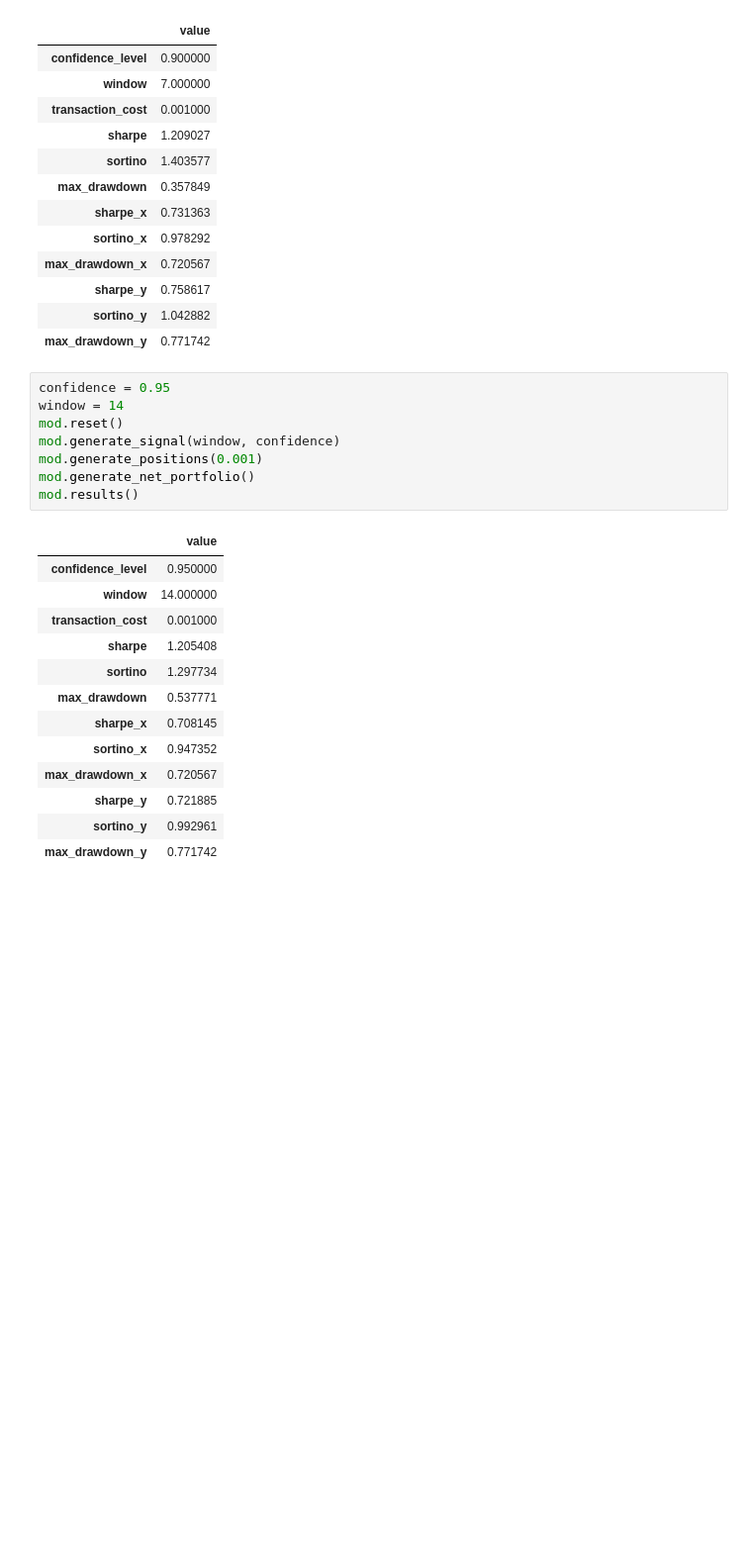
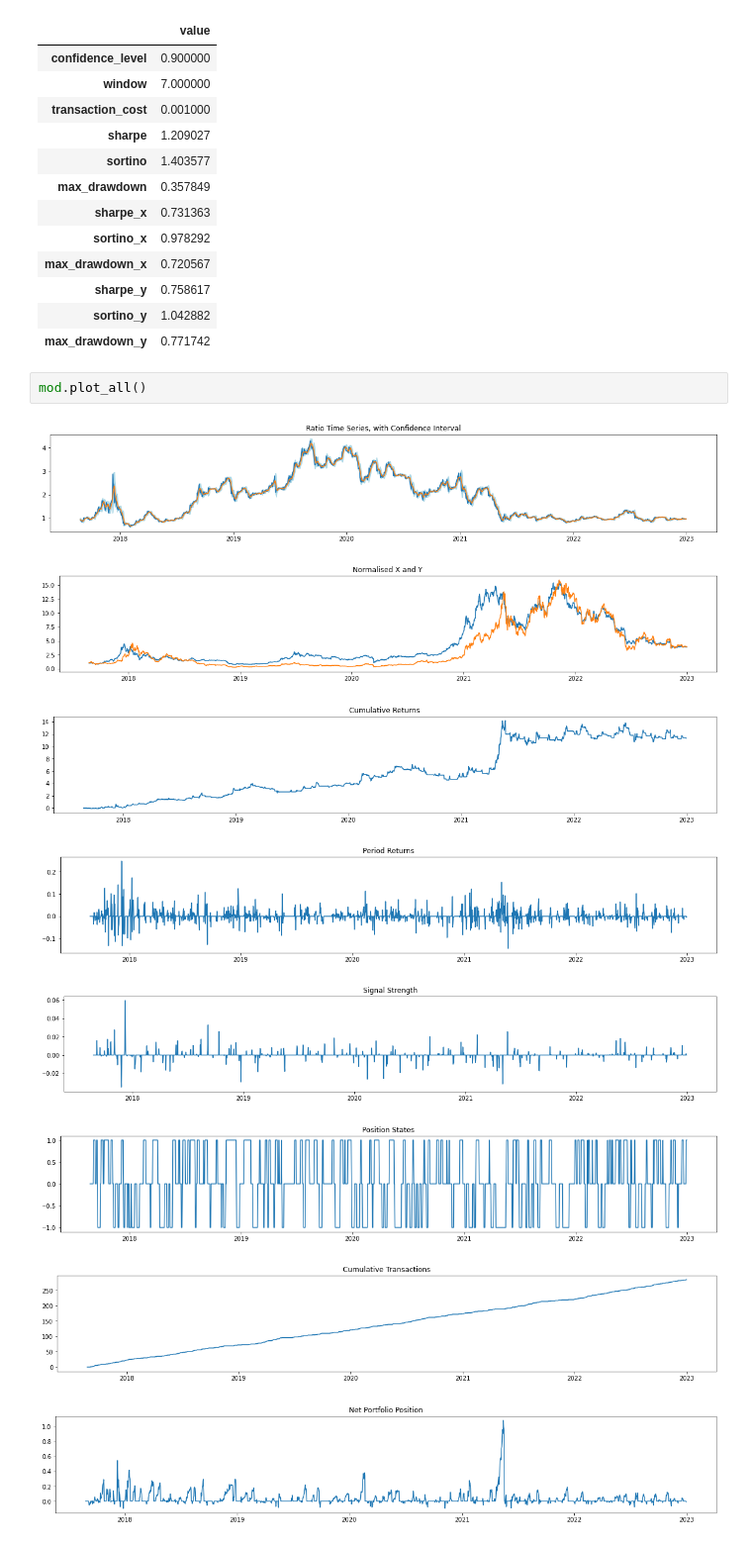
Before and after one commit to kahhongt/QRModules, a Jupyter notebook: StatArb 1 V2.ipynb, the cells around one changed output. Shown at 99% size. Drawn from its saved outputs; the diff is of its cells as text; blank space fills up the shorter version.

```diff
--- a/StatArb 1 V2.ipynb
+++ b/StatArb 1 V2.ipynb
@@ -328,25 +328,14 @@ mod.results()
 | sharpe_y | 0.758617 |
 | sortino_y | 1.042882 |
 | max_drawdown_y | 0.771742 |
-# %%
-confidence = 0.95
-window = 14
-mod.reset()
-mod.generate_signal(window, confidence)
-mod.generate_positions(0.001)
-mod.generate_net_portfolio()
-mod.results()
-# %% [output]
-|  | value |
-| confidence_level | 0.950000 |
-| window | 14.000000 |
-| transaction_cost | 0.001000 |
-| sharpe | 1.205408 |
-| sortino | 1.297734 |
-| max_drawdown | 0.537771 |
-| sharpe_x | 0.708145 |
-| sortino_x | 0.947352 |
-| max_drawdown_x | 0.720567 |
-| sharpe_y | 0.721885 |
-| sortino_y | 0.992961 |
-| max_drawdown_y | 0.771742 |
+# %%
+mod.plot_all()
+# %% [output]
+[figure, added]
+[figure, added]
+[figure, added]
+[figure, added]
+[figure, added]
+[figure, added]
+[figure, added]
+[figure, added]
```
Also changed, not shown: parts of 2 cells of this notebook.
